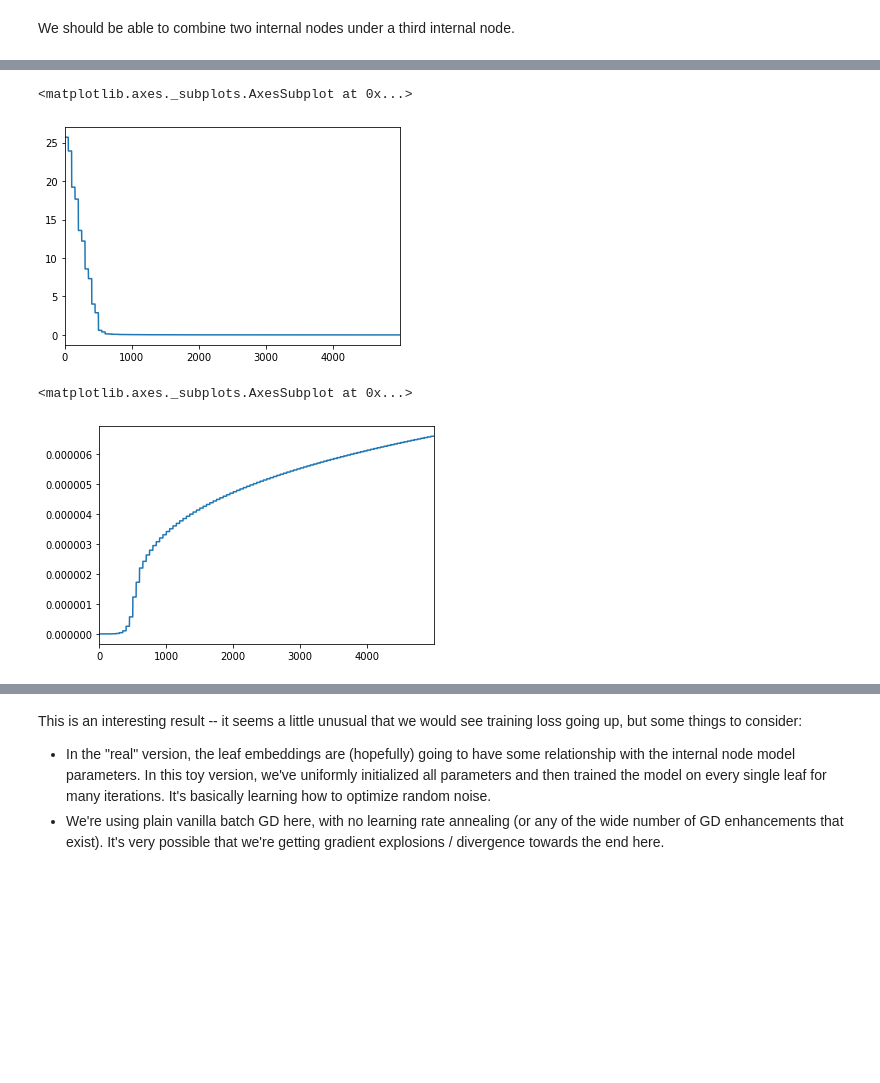
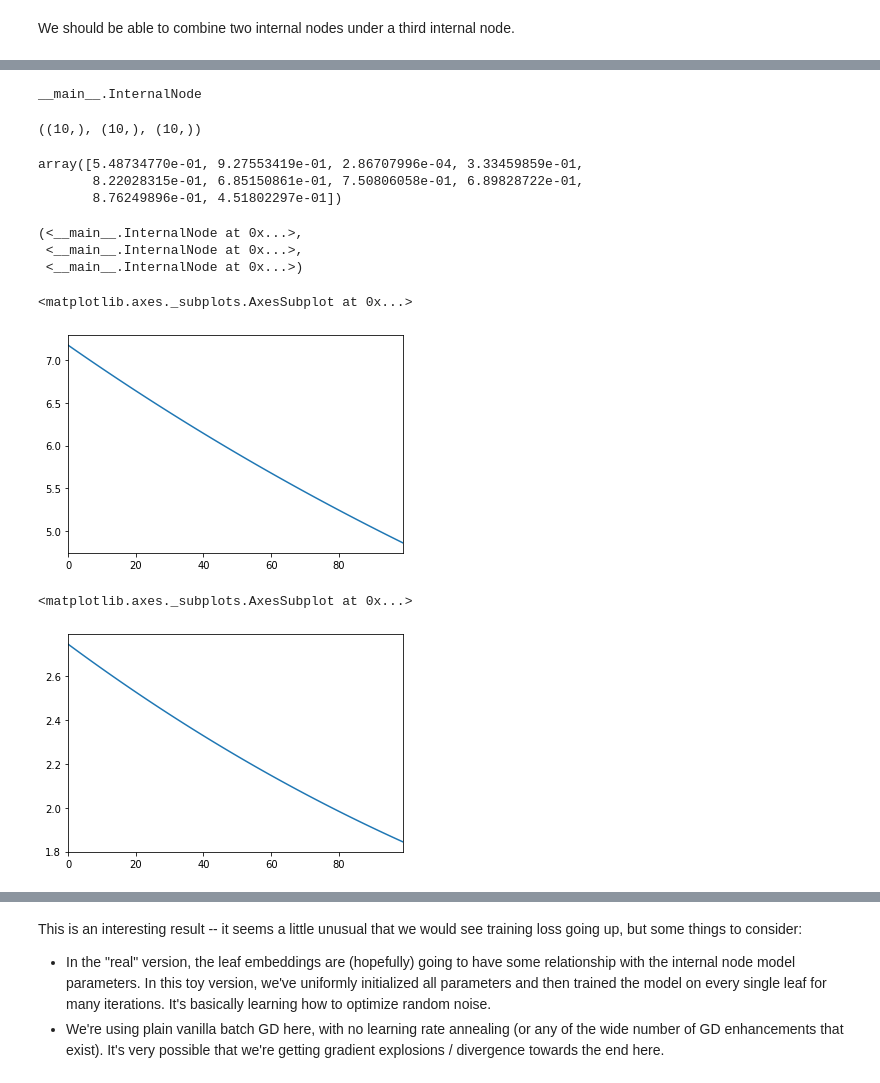
Before and after one commit to rforgione/deepwalk, a Jupyter notebook: nbs/deepwalk.ipynb, the cells around one changed output, grey strips where cells are left out. Cells and saved outputs as stored; diff of their text form; code cells hidden in the pictures; blank space fills up the shorter version.

```diff
--- a/nbs/deepwalk.ipynb
+++ b/nbs/deepwalk.ipynb
@@ -125,8 +128,8 @@ class Vertex(object):
             self.embedding = self.embedding - self.lr * avg_gradient
             self.gradients = []
 # %%
-v = Vertex(8, 0.01, 64)
-v2 = Vertex(8, 0.01, 64)
+v = Vertex(8, 1e-1, 1)
+v2 = Vertex(8, 1e-1, 1)
 leaf = Leaf(v)
 leaf2 = Leaf(v2)
-i = InternalNode(8, 0.01, 64, leaf, leaf2)
+i = InternalNode(8, 1e-1, 1, leaf, leaf2)
@@ -196,8 +240,10 @@ after2 = new_leaf2.vertex.embedding
 # %%
-emb_length = 100
-lr = 1e-1
-v1 = Vertex(emb_length, lr, 100)
-v2 = Vertex(emb_length, lr, 100)
-leaf1 = Leaf(v1)
-leaf2 = Leaf(v2)
-tree = Tree.merge(emb_length, lr, 100, leaf1, leaf2)
+emb_length = 10
+lr = 1e-3
+bs = 100
+v1 = Vertex(emb_length, lr, bs)
+v2 = Vertex(emb_length, lr, bs)
+v3 = Vertex(emb_length, lr, bs)
+random_walk = [v1, v2, v3]
+leaves = list(map(lambda x: Leaf(x), random_walk))
+tree = Tree.build_tree(leaves, emb_length, lr, bs)
@@ -204,23 +257,46 @@ tree = Tree.merge(emb_length, lr, 100, leaf1, leaf2)
+# %%
+tree.__class__
+# %% [output]
+__main__.InternalNode
+# %%
+v1.embedding.shape, v2.embedding.shape, v3.embedding.shape
+# %% [output]
+((10,), (10,), (10,))
+# %%
+leaf1, leaf2, leaf3, empty_leaf = leaves
+# %%
+leaf3.vertex.embedding
+# %% [output]
+array([5.48734770e-01, 9.27553419e-01, 2.86707996e-04, 3.33459859e-01,
+       8.22028315e-01, 6.85150861e-01, 7.50806058e-01, 6.89828722e-01,
+       8.76249896e-01, 4.51802297e-01])
+# %%
+leaf1.parent, leaf2.parent, leaf3.parent
+# %% [output]
+(<__main__.InternalNode at 0x...>,
+ <__main__.InternalNode at 0x...>,
+ <__main__.InternalNode at 0x...>)
 # %%
 costs1 = []
-costs2 = []
+costs3 = []
 combined_cost = []
-for i in range(5000):
-    cost1 = leaf1.update()
-    cost2 = leaf2.update()
-    costs1.append(cost1)
-    costs2.append(cost2)
-    combined_cost.append(cost1+cost2)
+for i in range(10000):
+    cost1 = leaf1.update(leaf2.vertex)
+    cost3 = leaf3.update(leaf2.vertex)
+    if i % bs == 0:
+        costs1.append(cost1)
+        costs3.append(cost3)
+        combined_cost.append(cost1+cost3)
 
 pd.Series(costs1).plot(kind='line')
 # %% [output]
 <matplotlib.axes._subplots.AxesSubplot at 0x...>
-[figure, old version]
+[figure, new version]
 # %%
-pd.Series(costs2).plot(kind='line')
+pd.Series(costs3).plot(kind='line')
 # %% [output]
 <matplotlib.axes._subplots.AxesSubplot at 0x...>
-[figure, old version]
+[figure, new version]
 # %%
 pd.Series(combined_cost).plot(kind='line')
 # %% [output]
```
Also changed, not shown: parts of 34 cells of this notebook.
